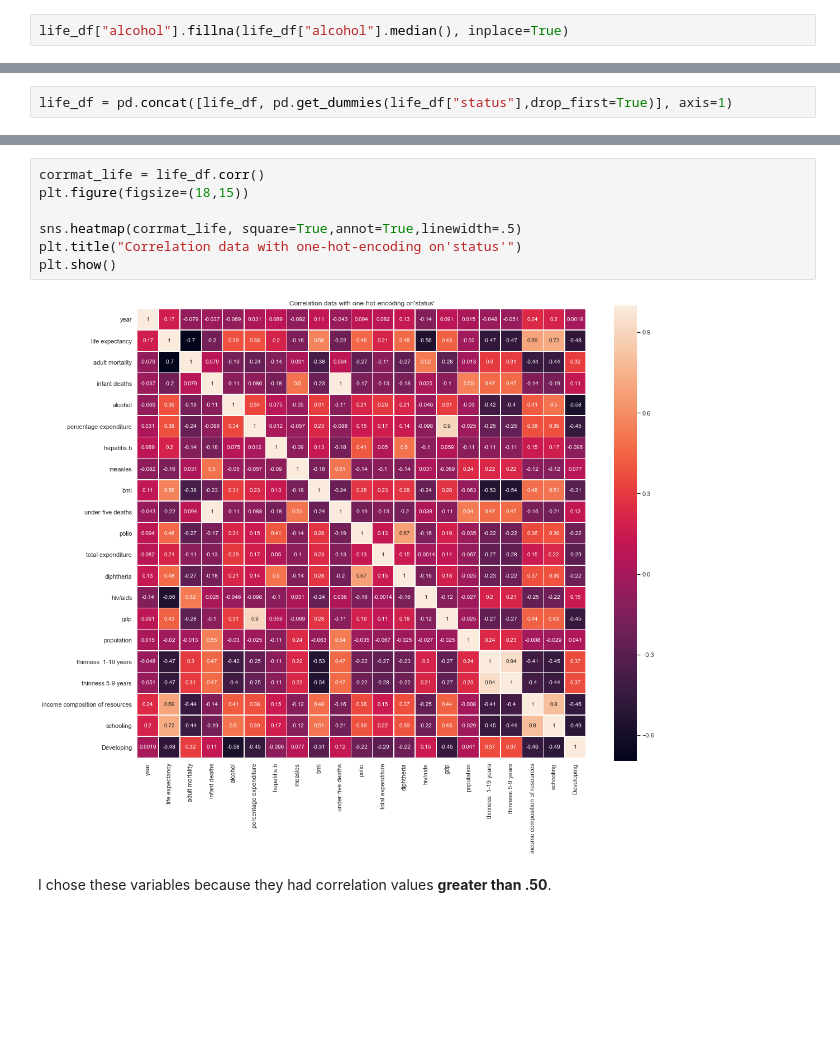
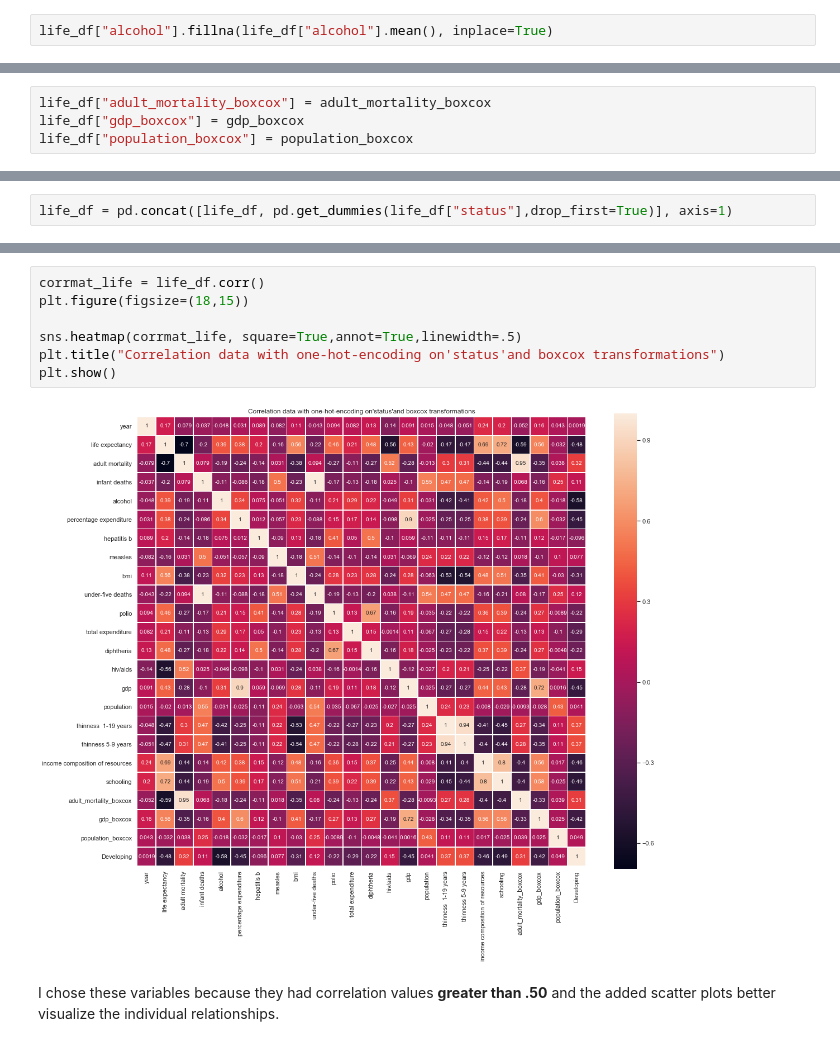
Before and after one commit to rnclay/Thinkful, a Jupyter notebook: Thinkful_Model Preparation_Challenge-checkpoint.ipynb, the cells around one changed output, grey strips where cells are left out. Drawn from its saved outputs; the diff is of its cells as text; blank space fills up the shorter version.

```diff
--- a/Thinkful_Model Preparation_Challenge-checkpoint.ipynb
+++ b/Thinkful_Model Preparation_Challenge-checkpoint.ipynb
@@ -205,7 +242,7 @@ min         0.010000
 max        17.870000
 Name: alcohol, dtype: float64
 # %%
-life_df["alcohol"].fillna(life_df["alcohol"].median(), inplace=True)
+life_df["alcohol"].fillna(life_df["alcohol"].mean(), inplace=True)
 # %%
 life_df["hepatitis b"].describe()
 # %% [output]
@@ -467,4 +507,8 @@ print("Normality test statistics is {0} and p value is {1}".format(norm_stats[0]
 # %% [output]
 Jarque-Bera test statistics is 2.002232917978157 and p value is 0.36746894805445385
 Normality test statistics is 1.9643286060696217 and p value is 0.3744996902849025
+# %%
+life_df["adult_mortality_boxcox"] = adult_mortality_boxcox
+life_df["gdp_boxcox"] = gdp_boxcox
+life_df["population_boxcox"] = population_boxcox
 # %% [markdown]
@@ -507,12 +609,12 @@ I used a correlation heat map to give me a good idea of which variables were clo
 # %%
 corrmat_life = life_df.corr()
 plt.figure(figsize=(18,15))
 
 sns.heatmap(corrmat_life, square=True,annot=True,linewidth=.5)
-plt.title("Correlation data with one-hot-encoding on'status'")
+plt.title("Correlation data with one-hot-encoding on'status'and boxcox transformations")
 plt.show()
 # %% [output]
-[figure, old version]
+[figure, new version]
 # %% [markdown]
-I chose these variables because they had correlation values **greater than .50**.
+I chose these variables because they had correlation values **greater than .50** and the added scatter plots better visualize the individual relationships.
 # %%
```
Also changed, not shown: parts of 25 cells of this notebook.
